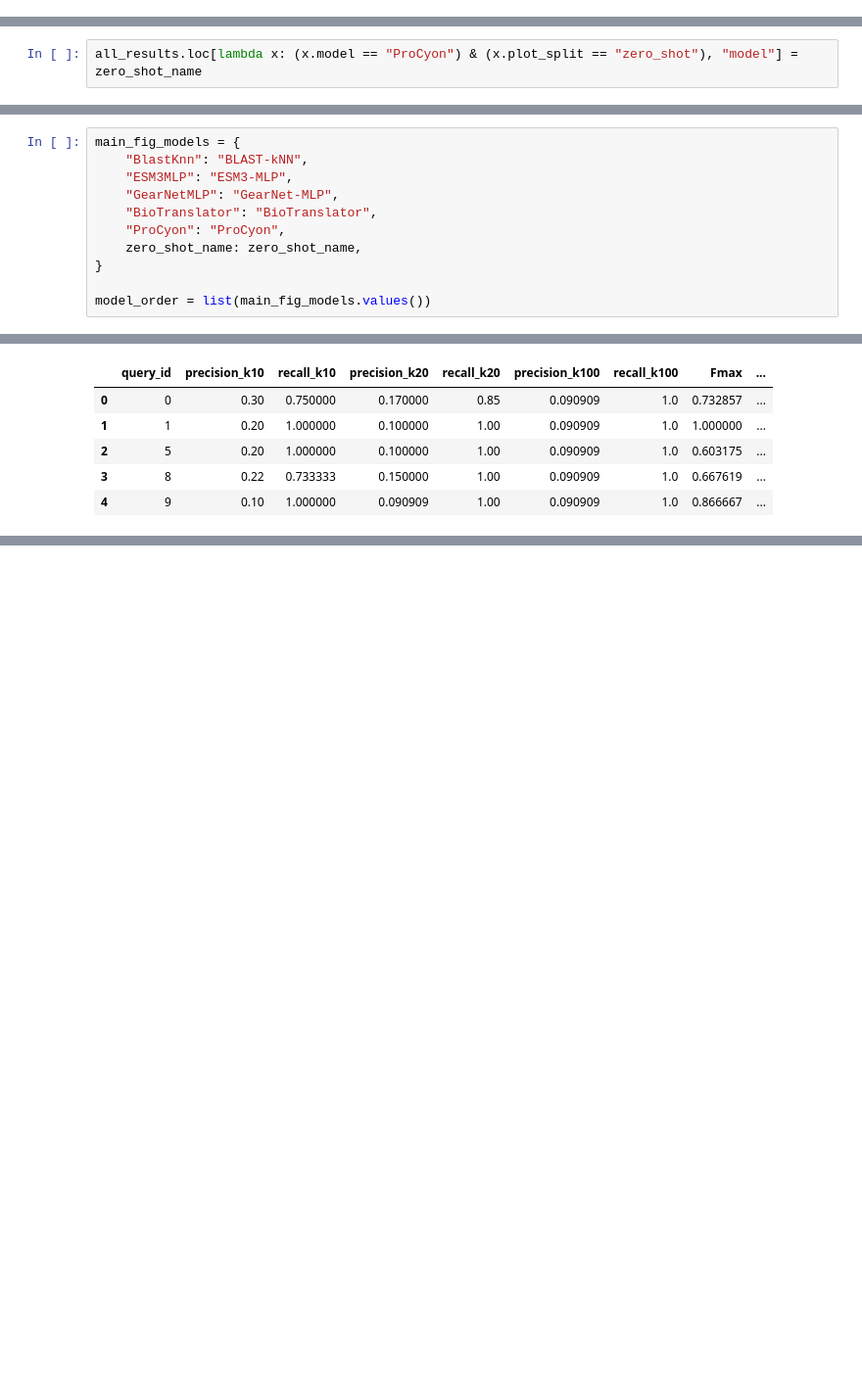
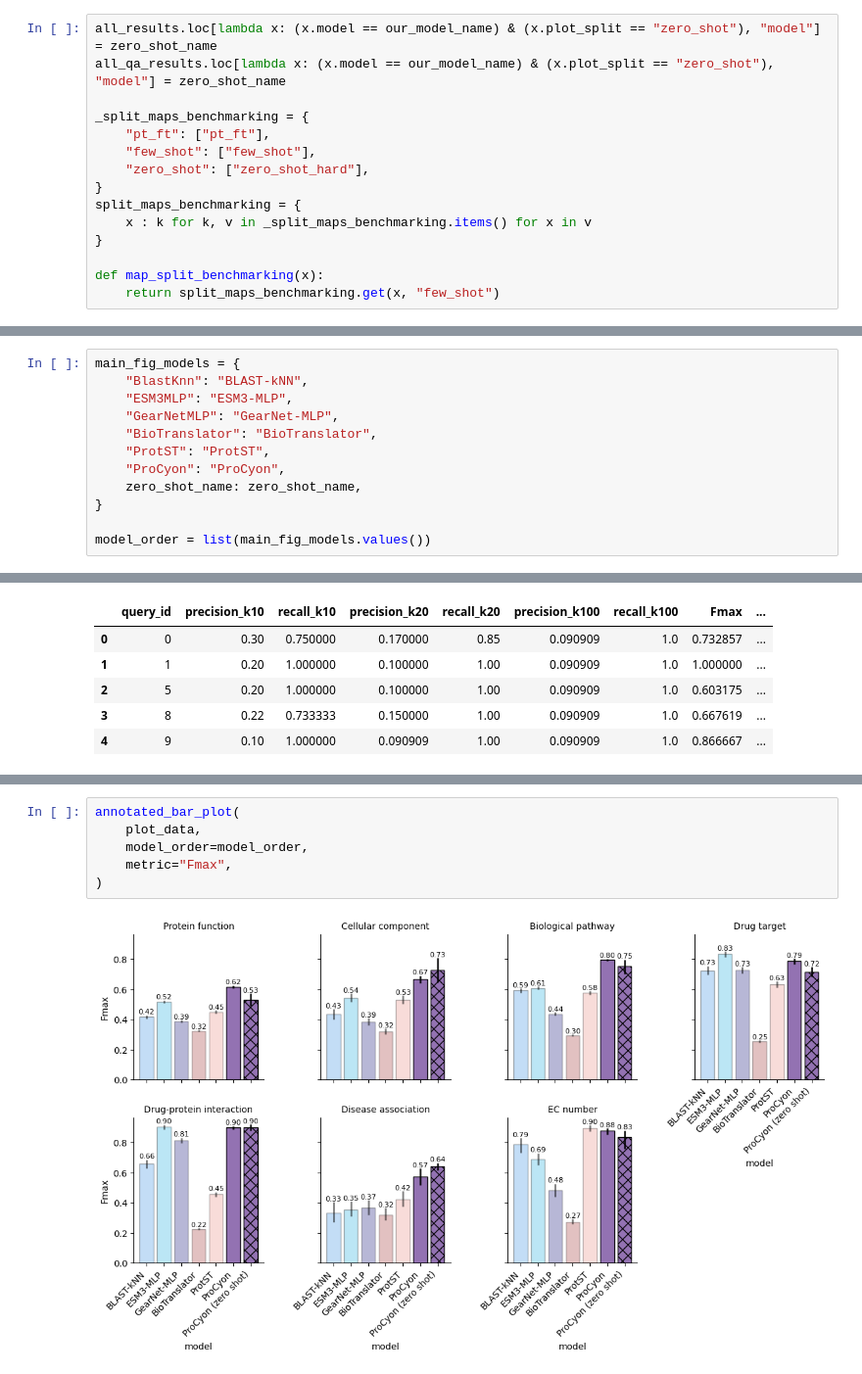
Before and after one commit to mims-harvard/ProCyon, a Jupyter notebook: experimental_analysis/qa_retrieval_results.ipynb, the cells around one changed output, grey strips where cells are left out. Shown: that part at 98% size. Cells and saved outputs as stored; diff of their text form; blank space fills up the shorter version.

```diff
--- a/experimental_analysis/qa_retrieval_results.ipynb
+++ b/experimental_analysis/qa_retrieval_results.ipynb
@@ -344,0 +503,15 @@ for (task, split_type), ax in fg.axes_dict.items():
+# %%
+all_results.loc[lambda x: (x.model == our_model_name) & (x.plot_split == "zero_shot"), "model"] = zero_shot_name
+all_qa_results.loc[lambda x: (x.model == our_model_name) & (x.plot_split == "zero_shot"), "model"] = zero_shot_name
+
+_split_maps_benchmarking = {
+    "pt_ft": ["pt_ft"],
+    "few_shot": ["few_shot"],
+    "zero_shot": ["zero_shot_hard"],
+}
+split_maps_benchmarking = {
+    x : k for k, v in _split_maps_benchmarking.items() for x in v
+}
+
+def map_split_benchmarking(x):
+    return split_maps_benchmarking.get(x, "few_shot")
@@ -349,5 +617,3 @@ zero_shot_name = "ProCyon (zero shot)"
-# %%
-all_results.loc[lambda x: (x.model == "ProCyon") & (x.plot_split == "zero_shot"), "model"] = zero_shot_name
 # %%
 # We need different split maps here since most of the baselines
 # can't handle the zero-shot phenotypes that we're treating as few-shot now.
@@ -392,6 +646,7 @@ main_fig_models = {
     "ESM3MLP": "ESM3-MLP",
     "GearNetMLP": "GearNet-MLP",
     "BioTranslator": "BioTranslator",
+    "ProtST": "ProtST",
     "ProCyon": "ProCyon",
     zero_shot_name: zero_shot_name,
 }
@@ -586,0 +697,8 @@ for task, ax in fg.axes_dict.items():
+# %%
+annotated_bar_plot(
+    plot_data,
+    model_order=model_order,
+    metric="Fmax",
+)
+# %% [output]
+[figure, added]
```
Also changed, not shown: parts of 36 cells of this notebook.
